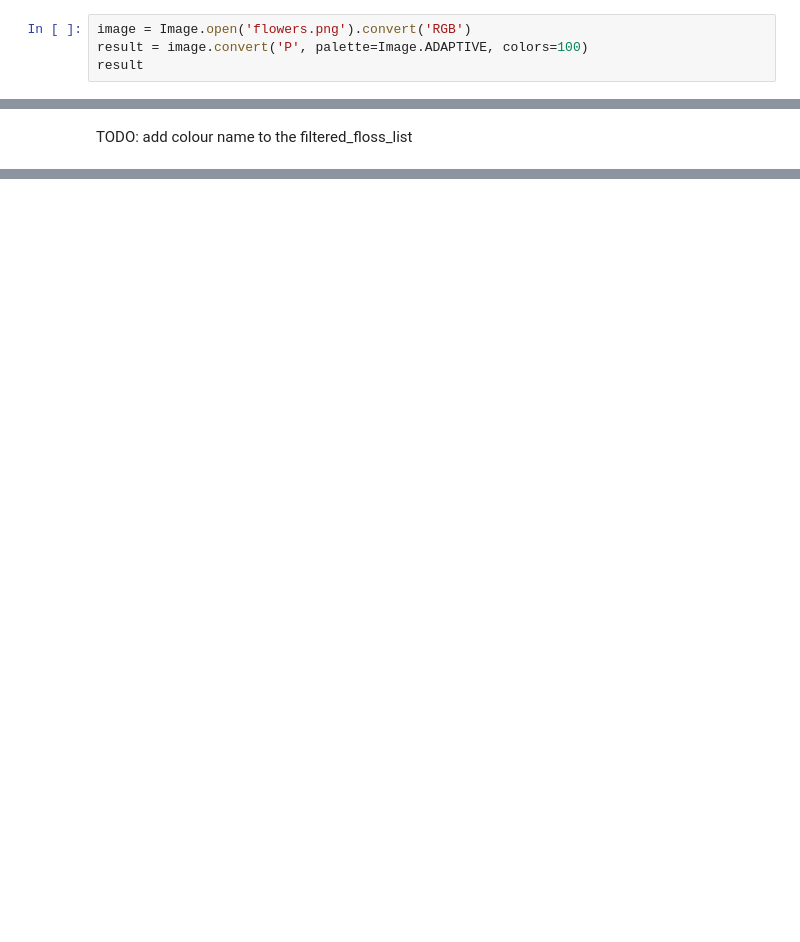
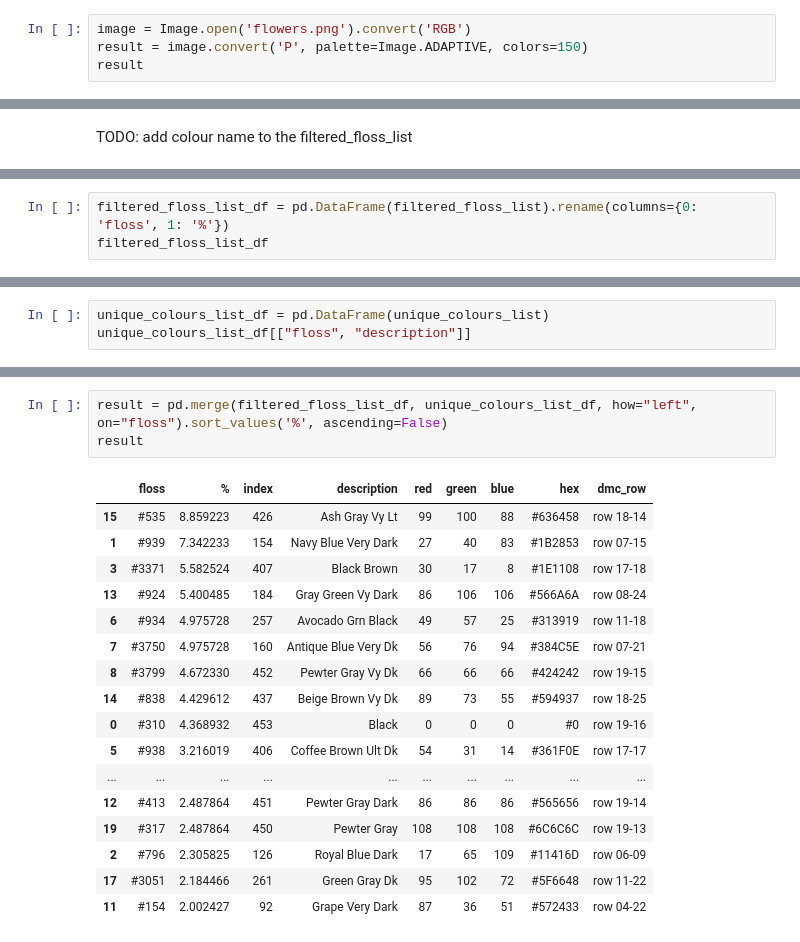
Before and after one commit to kkumyk/colour-to-dmc, a Jupyter notebook: Colour-Detection.ipynb, the cells around one changed output, grey strips where cells are left out. Drawn from its saved outputs; the diff is of its cells as text; blank space fills up the shorter version.

Commit message:
find the colour % occurrence

```diff
--- a/Colour-Detection.ipynb
+++ b/Colour-Detection.ipynb
@@ -11,7 +11,7 @@ image
 [figure]
 # %%
 image = Image.open('flowers.png').convert('RGB')
-result = image.convert('P', palette=Image.ADAPTIVE, colors=100)
+result = image.convert('P', palette=Image.ADAPTIVE, colors=150)
 result
 # %% [output]
 [figure]
@@ -241,0 +259,3 @@ TODO: add colour name to the filtered_floss_list
+# %%
+filtered_floss_list_df = pd.DataFrame(filtered_floss_list).rename(columns={0: 'floss', 1: '%'})
+filtered_floss_list_df
@@ -241,0 +280,3 @@ TODO: add colour name to the filtered_floss_list
+# %%
+unique_colours_list_df = pd.DataFrame(unique_colours_list)
+unique_colours_list_df[["floss", "description"]]
@@ -241,0 +301,21 @@ TODO: add colour name to the filtered_floss_list
+# %%
+result = pd.merge(filtered_floss_list_df, unique_colours_list_df, how="left", on="floss").sort_values('%', ascending=False)
+result
+# %% [output]
+|  | floss | % | index | description | red | green | blue | hex | dmc_row |
+| 15 | #535 | 8.859223 | 426 | Ash Gray Vy Lt | 99 | 100 | 88 | #636458 | row 18-14 |
+| 1 | #939 | 7.342233 | 154 | Navy Blue Very Dark | 27 | 40 | 83 | #1B2853 | row 07-15 |
+| 3 | #3371 | 5.582524 | 407 | Black Brown | 30 | 17 | 8 | #1E1108 | row 17-18 |
+| 13 | #924 | 5.400485 | 184 | Gray Green Vy Dark | 86 | 106 | 106 | #566A6A | row 08-24 |
+| 6 | #934 | 4.975728 | 257 | Avocado Grn Black | 49 | 57 | 25 | #313919 | row 11-18 |
+| 7 | #3750 | 4.975728 | 160 | Antique Blue Very Dk | 56 | 76 | 94 | #384C5E | row 07-21 |
+| 8 | #3799 | 4.672330 | 452 | Pewter Gray Vy Dk | 66 | 66 | 66 | #424242 | row 19-15 |
+| 14 | #838 | 4.429612 | 437 | Beige Brown Vy Dk | 89 | 73 | 55 | #594937 | row 18-25 |
+| 0 | #310 | 4.368932 | 453 | Black | 0 | 0 | 0 | #0 | row 19-16 |
+| 5 | #938 | 3.216019 | 406 | Coffee Brown Ult Dk | 54 | 31 | 14 | #361F0E | row 17-17 |
+| ... | ... | ... | ... | ... | ... | ... | ... | ... | ... |
+| 12 | #413 | 2.487864 | 451 | Pewter Gray Dark | 86 | 86 | 86 | #565656 | row 19-14 |
+| 19 | #317 | 2.487864 | 450 | Pewter Gray | 108 | 108 | 108 | #6C6C6C | row 19-13 |
+| 2 | #796 | 2.305825 | 126 | Royal Blue Dark | 17 | 65 | 109 | #11416D | row 06-09 |
+| 17 | #3051 | 2.184466 | 261 | Green Gray Dk | 95 | 102 | 72 | #5F6648 | row 11-22 |
+| 11 | #154 | 2.002427 | 92 | Grape Very Dark | 87 | 36 | 51 | #572433 | row 04-22 |
```
Also changed, not shown: parts of 14 cells of this notebook.
